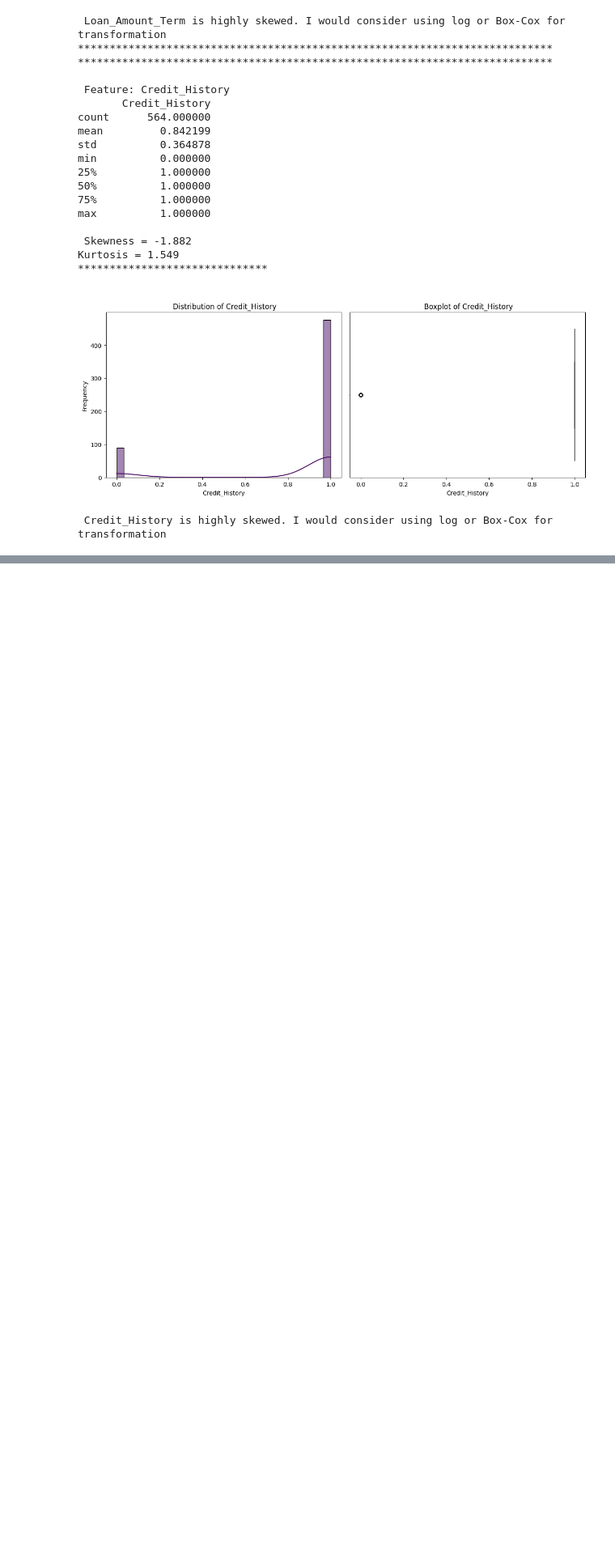
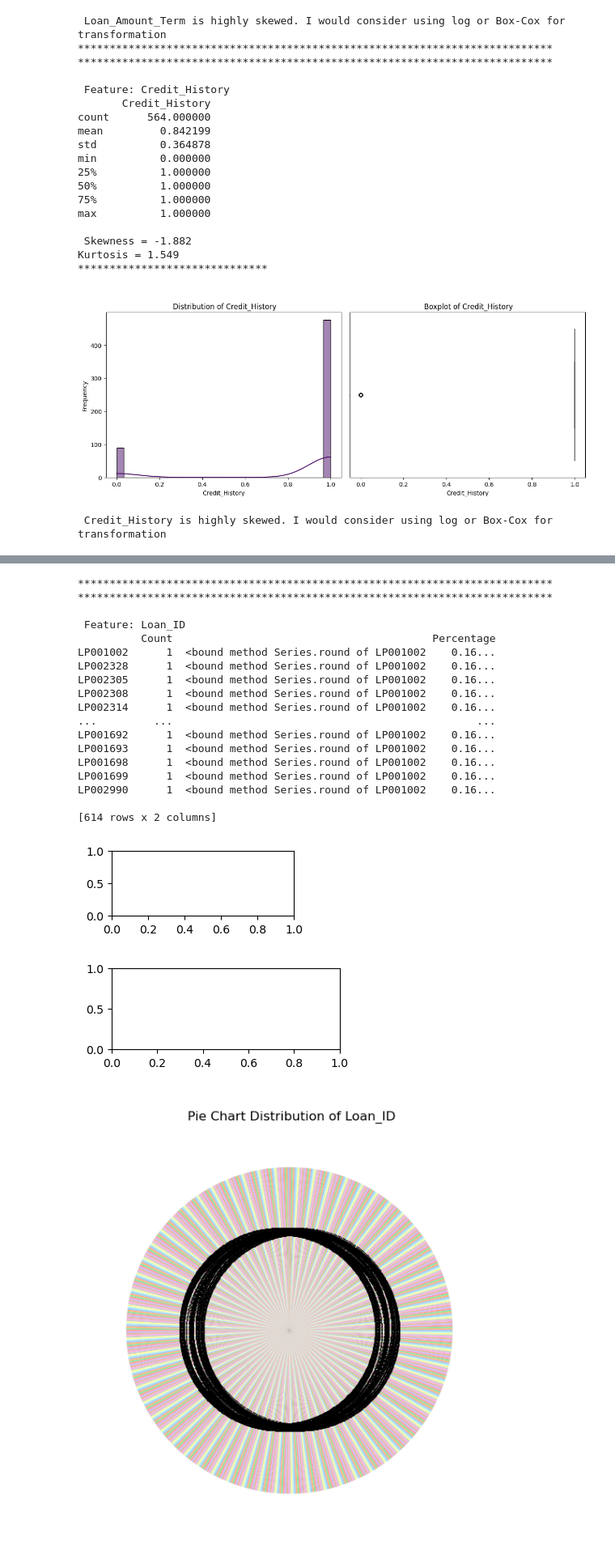
Before and after one commit to Adelegan-JD/TASKS, a Jupyter notebook: Week_11/adelegan_deborah_task_25.ipynb, the cells around one changed output, grey strips where cells are left out. Shown at 81% size. Saved outputs shown, nothing was run; the diff lists cells and outputs as text; code cells hidden in the pictures; blank space fills up the shorter version.

```diff
--- a/Week_11/adelegan_deborah_task_25.ipynb
+++ b/Week_11/adelegan_deborah_task_25.ipynb
@@ -14,7 +14,7 @@ import scipy.stats as stat
 # %%
 train_data = r"https://raw.githubusercontent.com/ek-chris/Practice_datasets/refs/heads/main/home_loan_train.csv"
 # %%
-data = pd.read_csv(train_data)
+data = pd.read_csv(r"C:\Users\ADMIN\Documents\datasets\datasets\practice\home_loan_train.csv")
 df = data.copy()
 # %% [markdown]
 #### **Task 1.2**: Preliminary Data Analysis
@@ -464,3 +466,4 @@ Kurtosis = 1.549
 # %%
 #  I will first assign the categorical variables to a variable
-cat_cols = data
+cat_cols = data.select_dtypes(include='object').columns
+cat_cols
@@ -481,15 +488,52 @@ def univariate_categorical_eda(data, column):
     print()
 
     # Visualization
+    # Bar chart
+    plt.subplot(4, 2, 1)
     plt.figure(figsize=(8, 6))
     ax = sns.countplot(x=column, data= data, palette= 'Set2', order=freq.index, color='mediumpurple')
     plt.xlabel(column)
     plt.ylabel('Count')
 
+    # For pie chart
+    plt.subplot(4, 2, 2)
+    plt.figure(figsize=(8, 6))
+    plt.pie(data[column].value_counts(), autopct='%1.1f%%', startangle=90, colors=sns.color_palette('pastel'))
+    plt.title(f'\n Pie Chart Distribution of {column}')
+    plt.ylabel('')
 
-    # Annotate each bar with percentage
-    total = len(data[column])
-    for p in ax.patches:
-        height = p.get_height()
-        ax.text(p.get_x() + p.get_width()/2, height + 1,
-        f'{(height/total)*100:.1f}%, ha= 'center')
+
+    plt.tight_layout()
+    plt.show()
+
+    # # Annotate each bar with percentage
+    # total = len(data[column])
+    # for p in ax.patches:
+    #     height = p.get_height()
+    #     ax.text(p.get_x() + p.get_width()/2, height + 1,
+    #     f'{(height/total)*100:.1f}%, ha= 'center')
+# %%
+for col in cat_cols:
+    univariate_categorical_eda(data, col)
+# %% [output]
+***************************************************************************
+***************************************************************************
+
+ Feature: Loan_ID
+          Count                                         Percentage
+LP001002      1  <bound method Series.round of LP001002    0.16...
+LP002328      1  <bound method Series.round of LP001002    0.16...
+LP002305      1  <bound method Series.round of LP001002    0.16...
+LP002308      1  <bound method Series.round of LP001002    0.16...
+LP002314      1  <bound method Series.round of LP001002    0.16...
+...         ...                                                ...
+LP001692      1  <bound method Series.round of LP001002    0.16...
+LP001693      1  <bound method Series.round of LP001002    0.16...
+LP001698      1  <bound method Series.round of LP001002    0.16...
+LP001699      1  <bound method Series.round of LP001002    0.16...
+LP002990      1  <bound method Series.round of LP001002    0.16...
+
+[614 rows x 2 columns]
+[figure, added]
+[figure, added]
+[figure, added]
```
Also changed, not shown: parts of 13 cells of this notebook.
